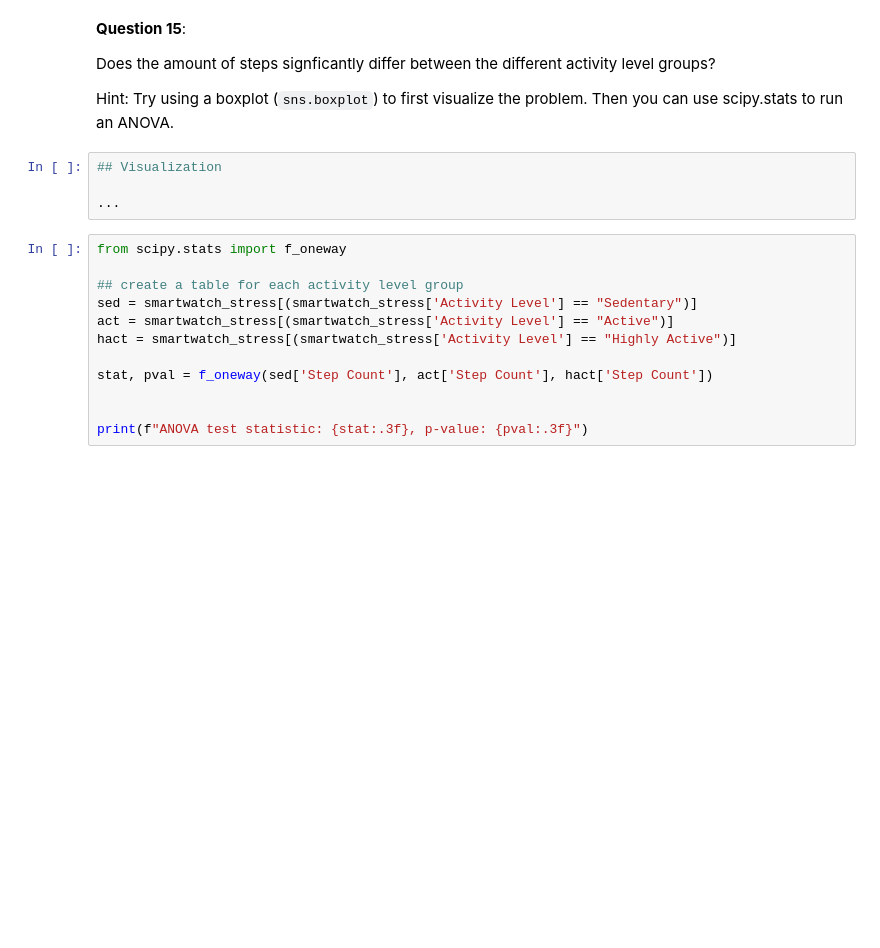
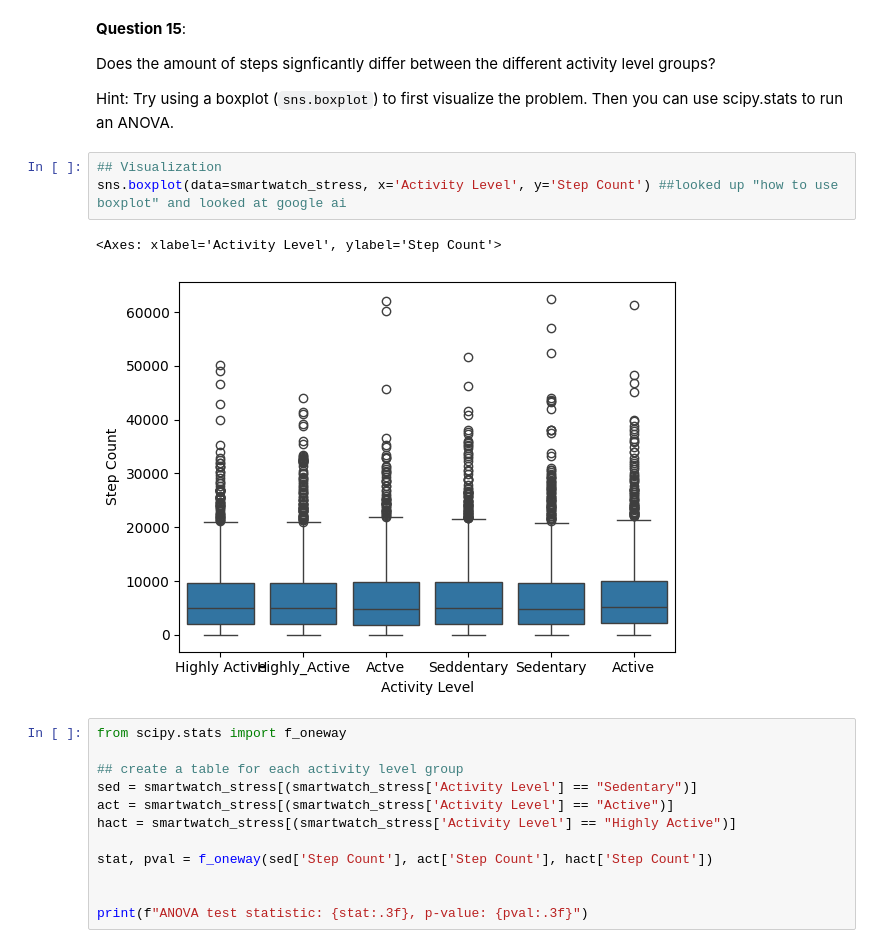
Before and after one commit to BMC-Intersectional-Data-Feminism/exercise-2-data-cleaning-and-analysis-bereed27, a Jupyter notebook: exercise2.ipynb, the cells around one changed output. Cells and saved outputs as stored; diff of their text form; blank space fills up the shorter version.

```diff
--- a/exercise2.ipynb
+++ b/exercise2.ipynb
@@ -623,10 +694,12 @@ NameError: name '_fetch_figure_metadata' is not defined
 Does the amount of steps signficantly differ between the different activity level groups?
 
 Hint: Try using a boxplot (`sns.boxplot`) to first visualize the problem. Then you can use scipy.stats to run an ANOVA.
-# %%
-## Visualization
-
-...
+# %%
+## Visualization
+sns.boxplot(data=smartwatch_stress, x='Activity Level', y='Step Count') ##looked up "how to use boxplot" and looked at google ai
+# %% [output]
+<Axes: xlabel='Activity Level', ylabel='Step Count'>
+[figure, added]
 # %%
 from scipy.stats import f_oneway
 
```
Also changed, not shown: parts of 25 cells of this notebook, 6 other files.
